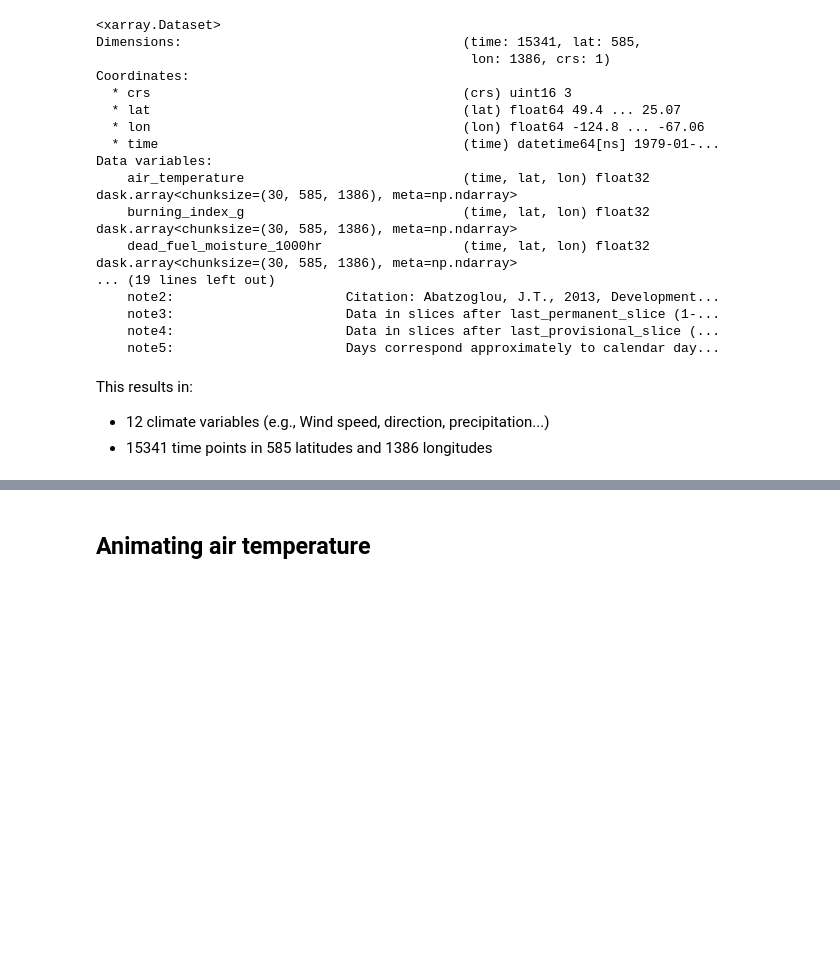
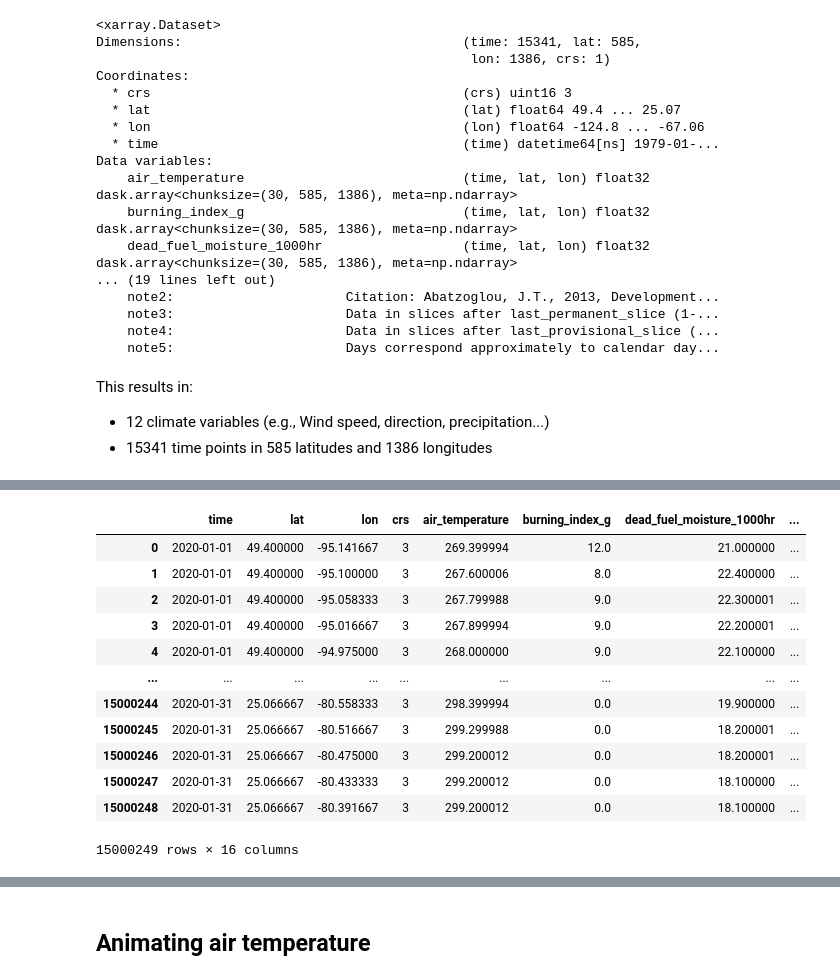
Before and after one commit to lucasihnen/microsoft_capstone_mbd_sept24_g3, a Jupyter notebook: Initial_Exploration.ipynb, the cells around one changed output, grey strips where cells are left out. Saved outputs shown, nothing was run; the diff lists cells and outputs as text; code cells hidden in the pictures; blank space fills up the shorter version.

```diff
--- a/Initial_Exploration.ipynb
+++ b/Initial_Exploration.ipynb
@@ -48,0 +169,28 @@ This results in:
+# %%
+# List of metadata/coordinate columns to keep regardless of nulls
+coord_cols = ["time", "lat", "lon", "crs"]
+
+# Calculate threshold: drop rows with less than N non-null variables
+min_valid_vars = 3  # adjust as needed based on your dataset
+
+# Drop rows where the number of non-null variable values is less than threshold
+df_drop_na = ds_2020_01.dropna(
+    subset=[col for col in ds_2020_01.columns if col not in coord_cols],
+    thresh=min_valid_vars
+).reset_index(drop=True)
+# %%
+df_drop_na
+# %% [output]
+|  | time | lat | lon | crs | air_temperature | burning_index_g | dead_fuel_moisture_1000hr | ... |
+| 0 | 2020-01-01 | 49.400000 | -95.141667 | 3 | 269.399994 | 12.0 | 21.000000 | ... |
+| 1 | 2020-01-01 | 49.400000 | -95.100000 | 3 | 267.600006 | 8.0 | 22.400000 | ... |
+| 2 | 2020-01-01 | 49.400000 | -95.058333 | 3 | 267.799988 | 9.0 | 22.300001 | ... |
+| 3 | 2020-01-01 | 49.400000 | -95.016667 | 3 | 267.899994 | 9.0 | 22.200001 | ... |
+| 4 | 2020-01-01 | 49.400000 | -94.975000 | 3 | 268.000000 | 9.0 | 22.100000 | ... |
+| ... | ... | ... | ... | ... | ... | ... | ... | ... |
+| 15000244 | 2020-01-31 | 25.066667 | -80.558333 | 3 | 298.399994 | 0.0 | 19.900000 | ... |
+| 15000245 | 2020-01-31 | 25.066667 | -80.516667 | 3 | 299.299988 | 0.0 | 18.200001 | ... |
+| 15000246 | 2020-01-31 | 25.066667 | -80.475000 | 3 | 299.200012 | 0.0 | 18.200001 | ... |
+| 15000247 | 2020-01-31 | 25.066667 | -80.433333 | 3 | 299.200012 | 0.0 | 18.100000 | ... |
+| 15000248 | 2020-01-31 | 25.066667 | -80.391667 | 3 | 299.200012 | 0.0 | 18.100000 | ... |
+15000249 rows × 16 columns
```
Also changed, not shown: parts of 10 cells of this notebook, 1 other file.
